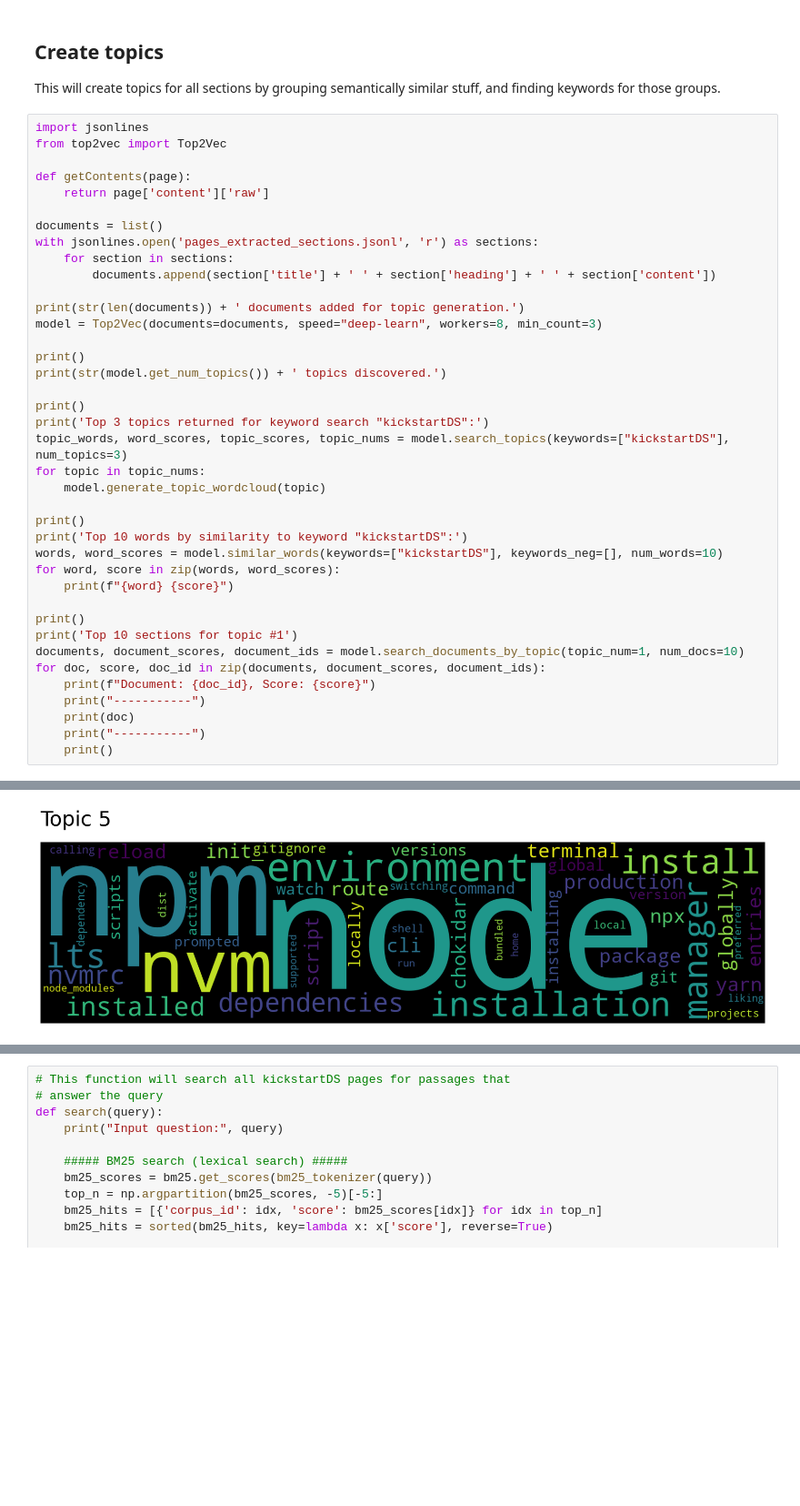
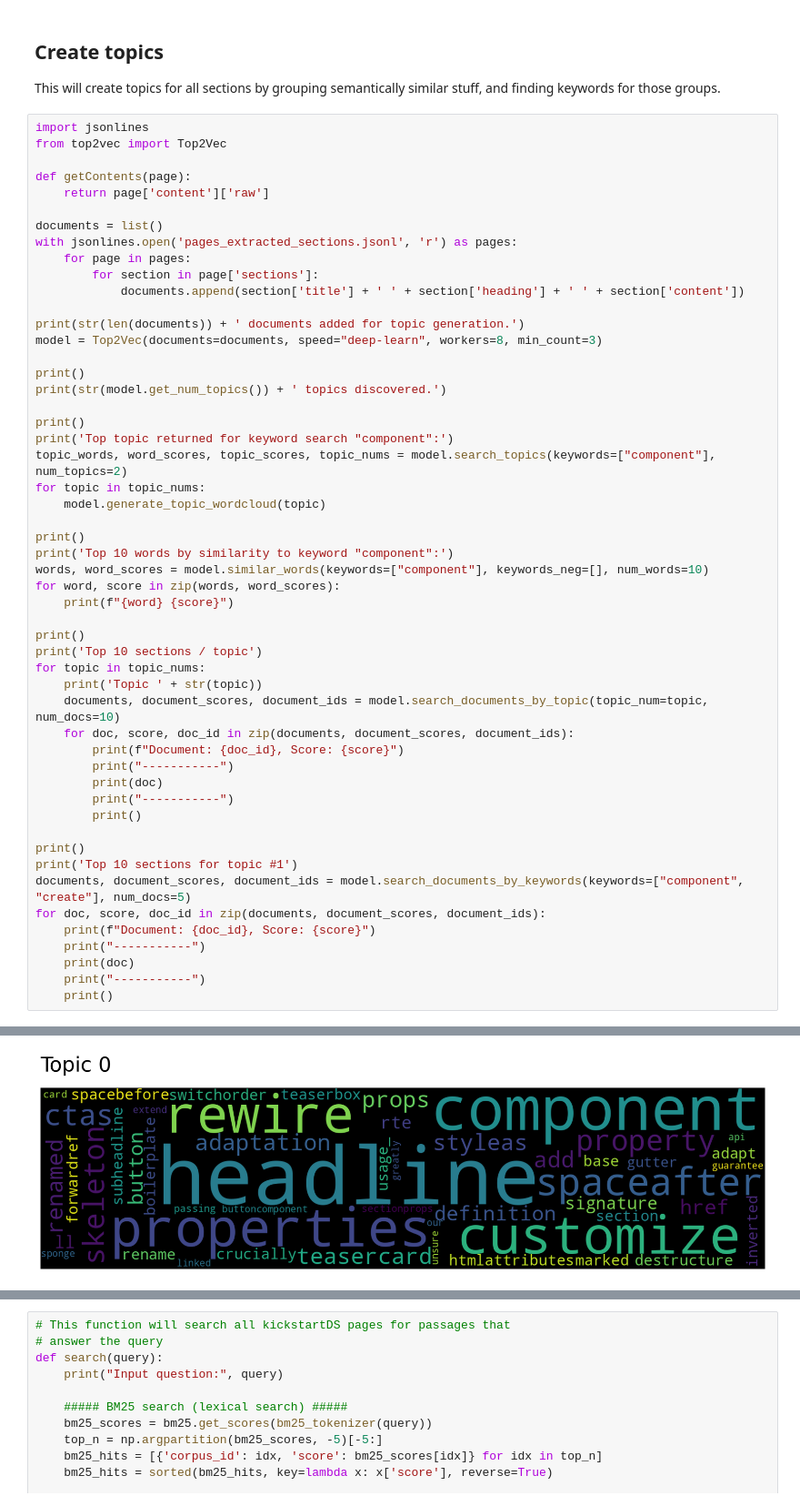
Before and after one commit to julrich/sbert-kb, a Jupyter notebook: ingest_content_from_domain.ipynb, the cells around one changed output, grey strips where cells are left out. Shown at 91% size. Cells and saved outputs as stored; diff of their text form; blank space fills up the shorter version.

```diff
--- a/ingest_content_from_domain.ipynb
+++ b/ingest_content_from_domain.ipynb
@@ -525,9 +386,10 @@ def getContents(page):
     return page['content']['raw']
 
 documents = list()
-with jsonlines.open('pages_extracted_sections.jsonl', 'r') as sections:
-    for section in sections:
-        documents.append(section['title'] + ' ' + section['heading'] + ' ' + section['content'])
+with jsonlines.open('pages_extracted_sections.jsonl', 'r') as pages:
+    for page in pages:
+        for section in page['sections']:
+            documents.append(section['title'] + ' ' + section['heading'] + ' ' + section['content'])
 
 print(str(len(documents)) + ' documents added for topic generation.')
 model = Top2Vec(documents=documents, speed="deep-learn", workers=8, min_count=3)
@@ -536,20 +398,32 @@ print()
 print(str(model.get_num_topics()) + ' topics discovered.')
 
 print()
-print('Top 3 topics returned for keyword search "kickstartDS":')
-topic_words, word_scores, topic_scores, topic_nums = model.search_topics(keywords=["kickstartDS"], num_topics=3)
+print('Top topic returned for keyword search "component":')
+topic_words, word_scores, topic_scores, topic_nums = model.search_topics(keywords=["component"], num_topics=2)
 for topic in topic_nums:
     model.generate_topic_wordcloud(topic)
 
 print()
-print('Top 10 words by similarity to keyword "kickstartDS":')
-words, word_scores = model.similar_words(keywords=["kickstartDS"], keywords_neg=[], num_words=10)
+print('Top 10 words by similarity to keyword "component":')
+words, word_scores = model.similar_words(keywords=["component"], keywords_neg=[], num_words=10)
 for word, score in zip(words, word_scores):
     print(f"{word} {score}")
 
 print()
+print('Top 10 sections / topic')
+for topic in topic_nums:
+    print('Topic ' + str(topic))
+    documents, document_scores, document_ids = model.search_documents_by_topic(topic_num=topic, num_docs=10)
+    for doc, score, doc_id in zip(documents, document_scores, document_ids):
+        print(f"Document: {doc_id}, Score: {score}")
+        print("-----------")
+        print(doc)
+        print("-----------")
+        print()
+
+print()
 print('Top 10 sections for topic #1')
-documents, document_scores, document_ids = model.search_documents_by_topic(topic_num=1, num_docs=10)
+documents, document_scores, document_ids = model.search_documents_by_keywords(keywords=["component", "create"], num_docs=5)
 for doc, score, doc_id in zip(documents, document_scores, document_ids):
     print(f"Document: {doc_id}, Score: {score}")
     print("-----------")
@@ -587,2 +456,2 @@ kickstartDS – about us and the team Design systems are expensive, hard to main
 -----------
-[figure, old version]
+[figure, new version]
```
Also changed, not shown: parts of 6 cells of this notebook, 2 other files.
